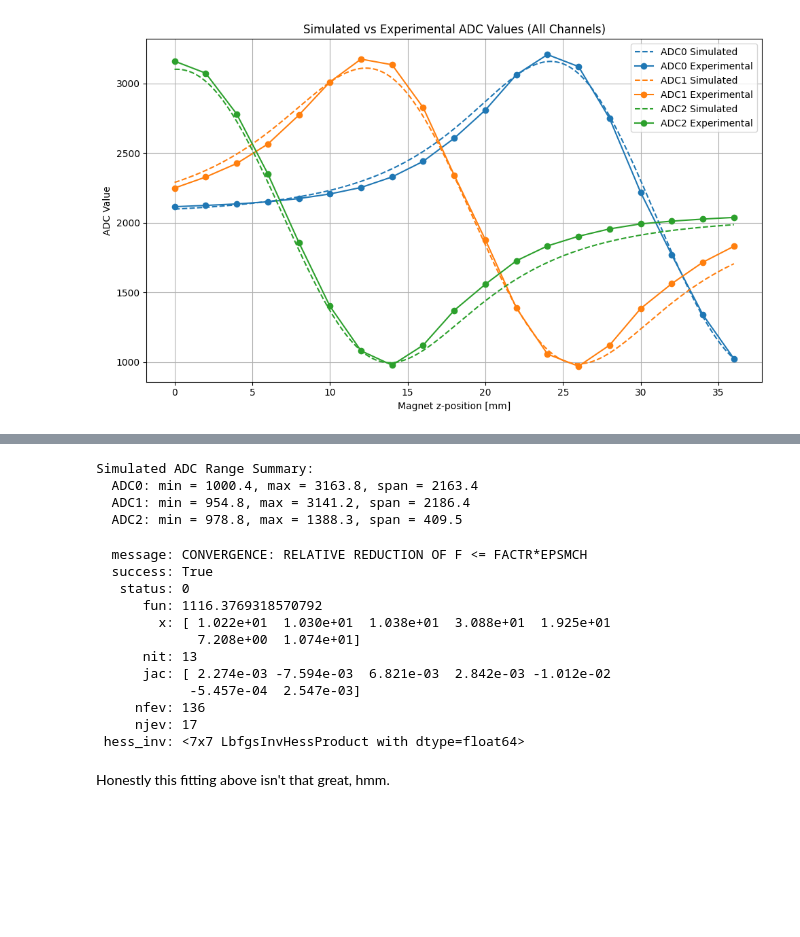
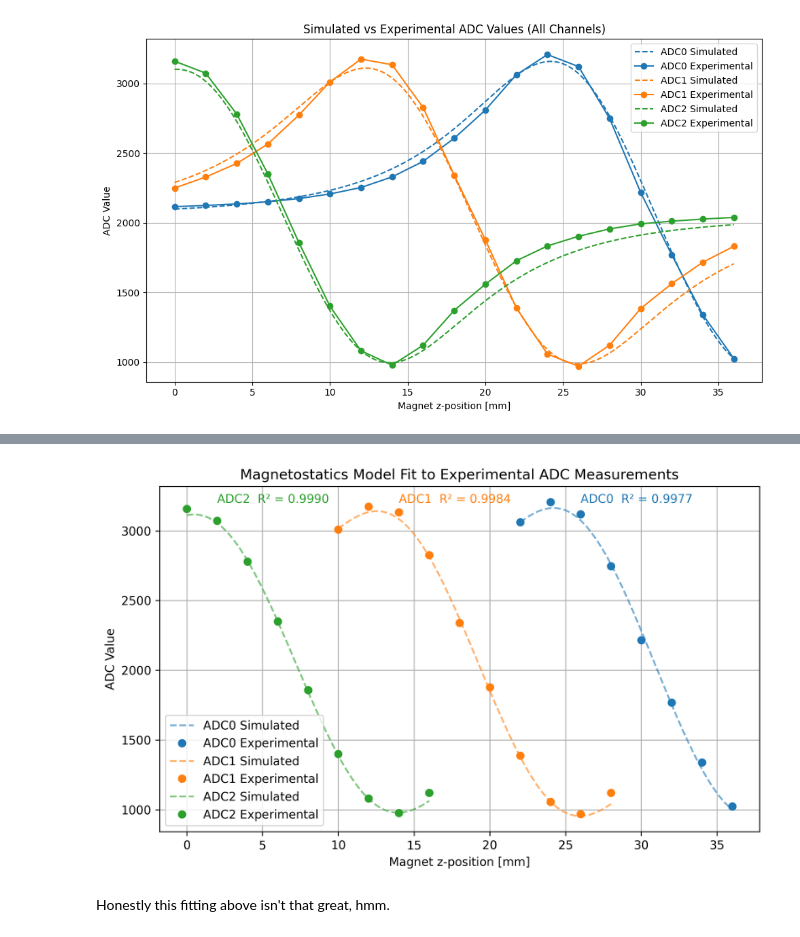
Before and after one commit to nekrutnikolai/depth_sensor, a Jupyter notebook: DepthSensorJonathanAnalysis.ipynb, the cells around one changed output, grey strips where cells are left out. Saved outputs shown, nothing was run; the diff lists cells and outputs as text; code cells hidden in the pictures; blank space fills up the shorter version.

```diff
--- a/DepthSensorJonathanAnalysis.ipynb
+++ b/DepthSensorJonathanAnalysis.ipynb
@@ -592,37 +576,30 @@ R² values (per channel):
-# %%
-print("\nSimulated ADC Range Summary:")
-for ch in ['ADC0', 'ADC1', 'ADC2']:
-    # Mask to experimental range
-    z_min = distance_data[ch].min()
-    z_max = distance_data[ch].max()
-    sim_mask = (z_range >= z_min) & (z_range <= z_max)
-
-    adc_vals = adc_sim[ch][sim_mask]
-    adc_min = np.min(adc_vals)
-    adc_max = np.max(adc_vals)
-    span = adc_max - adc_min
-
-    print(f"  {ch}: min = {adc_min:.1f}, max = {adc_max:.1f}, span = {span:.1f}")
-# %% [output]
-Simulated ADC Range Summary:
-  ADC0: min = 1000.4, max = 3163.8, span = 2163.4
-  ADC1: min = 954.8, max = 3141.2, span = 2186.4
-  ADC2: min = 978.8, max = 1388.3, span = 409.5
-# %%
-result
-# %% [output]
-  message: CONVERGENCE: RELATIVE REDUCTION OF F <= FACTR*EPSMCH
-  success: True
-   status: 0
-      fun: 1116.3769318570792
-        x: [ 1.022e+01  1.030e+01  1.038e+01  3.088e+01  1.925e+01
-             7.208e+00  1.074e+01]
-      nit: 13
-      jac: [ 2.274e-03 -7.594e-03  6.821e-03  2.842e-03 -1.012e-02
-            -5.457e-04  2.547e-03]
-     nfev: 136
-     njev: 17
- hess_inv: <7x7 LbfgsInvHessProduct with dtype=float64>
+# %%
+plt.figure(figsize=(8, 5), dpi=300)
+
+# --- Plot ---
+colors = ['C0', 'C1', 'C2']
+for i, ch in enumerate(['ADC0', 'ADC1', 'ADC2']):
+    # Mask z_range to only show in experimental range
+    z_min, z_max = distance_ranges[ch]
+    sim_mask = (z_range >= z_min) & (z_range <= z_max)
+
+    plt.plot(z_range[sim_mask], adc_sim[ch][sim_mask], '--', label=f'{ch} Simulated', alpha=0.6, color=colors[i])
+    plt.plot(distance_data[ch], adc_data[ch], 'o', label=f'{ch} Experimental', color=colors[i])
+
+plt.title('Magnetostatics Model Fit to Experimental ADC Measurements')
+# plt.legend(title="R²:\nADC0 = 0.9978\nADC1 = 0.9934\nADC2 = 0.9912")
+# Place R² values in the plot (adjust coordinates as needed)
+plt.text(2, 3200,  f"ADC2  R² = {r2_values['ADC2']:.4f}", color='C2')
+plt.text(14, 3200, f"ADC1  R² = {r2_values['ADC1']:.4f}", color='C1')
+plt.text(26, 3200, f"ADC0  R² = {r2_values['ADC0']:.4f}", color='C0')
+plt.xlabel('Magnet z-position [mm]')
+plt.ylabel('ADC Value')
+plt.grid(True)
+plt.legend()
+plt.tight_layout()
+plt.show()
+# %% [output]
+[figure, added]
 # %% [markdown]
 Honestly this fitting above isn't that great, hmm.
 # %% [markdown]
```
Also changed, not shown: parts of 9 cells of this notebook, 2 other files.
